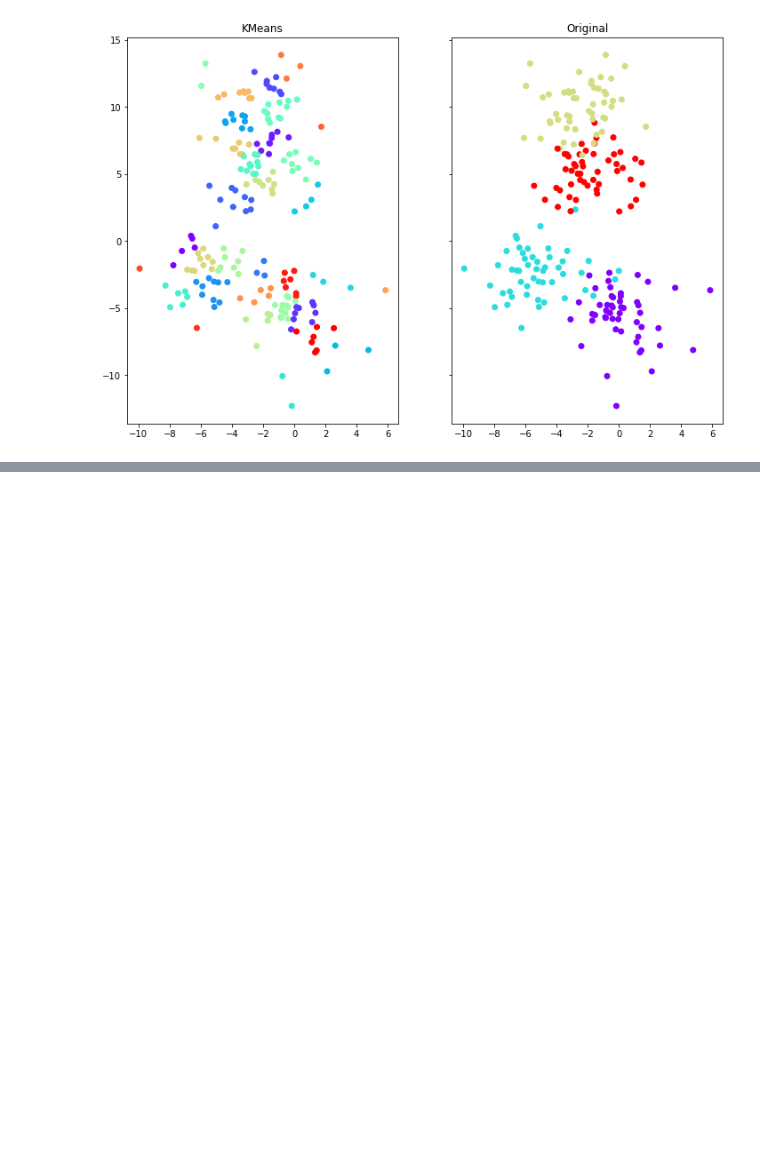
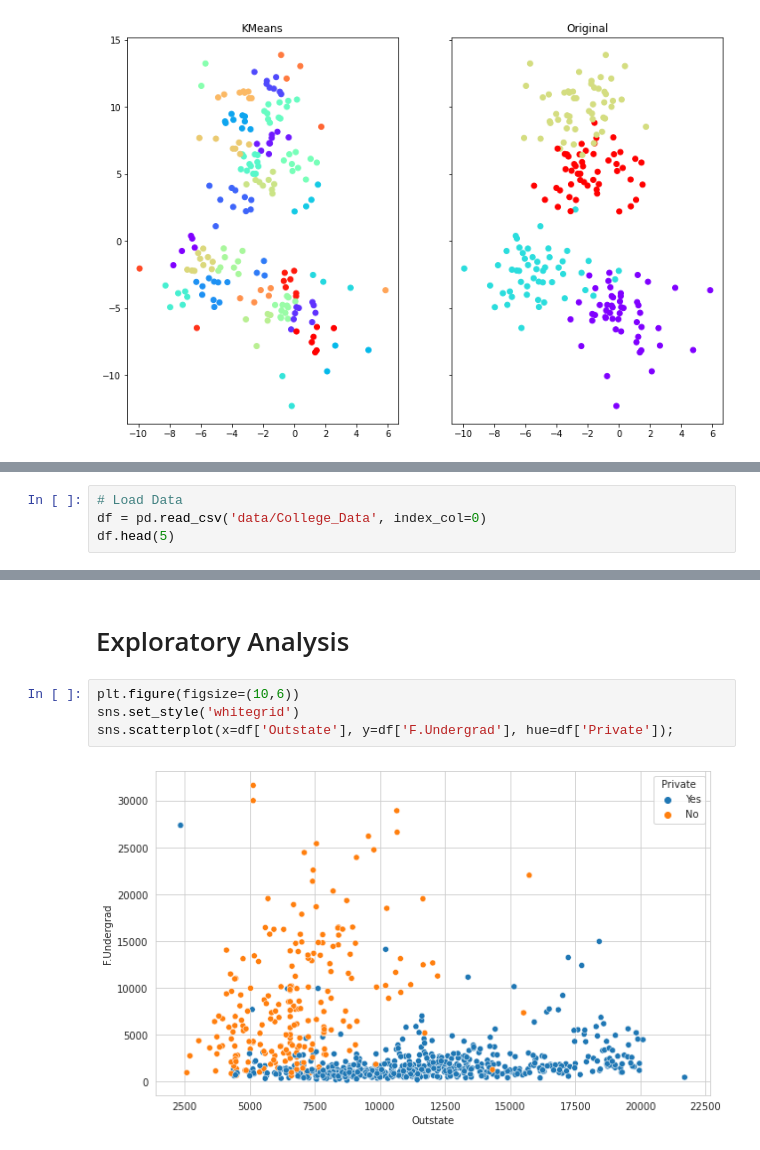
Before and after one commit to FivMeyer/Python_Studies, a Jupyter notebook: 07_kmeans.ipynb, the cells around one changed output, grey strips where cells are left out. Saved outputs shown, nothing was run; the diff lists cells and outputs as text; blank space fills up the shorter version.

```diff
--- a/07_kmeans.ipynb
+++ b/07_kmeans.ipynb
@@ -73,0 +108,4 @@ ax2.scatter(data[0][:,0], data[0][:,1], c=data[1], cmap='rainbow');
+# %%
+# Load Data
+df = pd.read_csv('data/College_Data', index_col=0)
+df.head(5)
@@ -73,0 +160,8 @@ ax2.scatter(data[0][:,0], data[0][:,1], c=data[1], cmap='rainbow');
+# %% [markdown]
+# Exploratory Analysis
+# %%
+plt.figure(figsize=(10,6))
+sns.set_style('whitegrid')
+sns.scatterplot(x=df['Outstate'], y=df['F.Undergrad'], hue=df['Private']);
+# %% [output]
+[figure, added]
```
Also changed, not shown: parts of 11 cells of this notebook.
